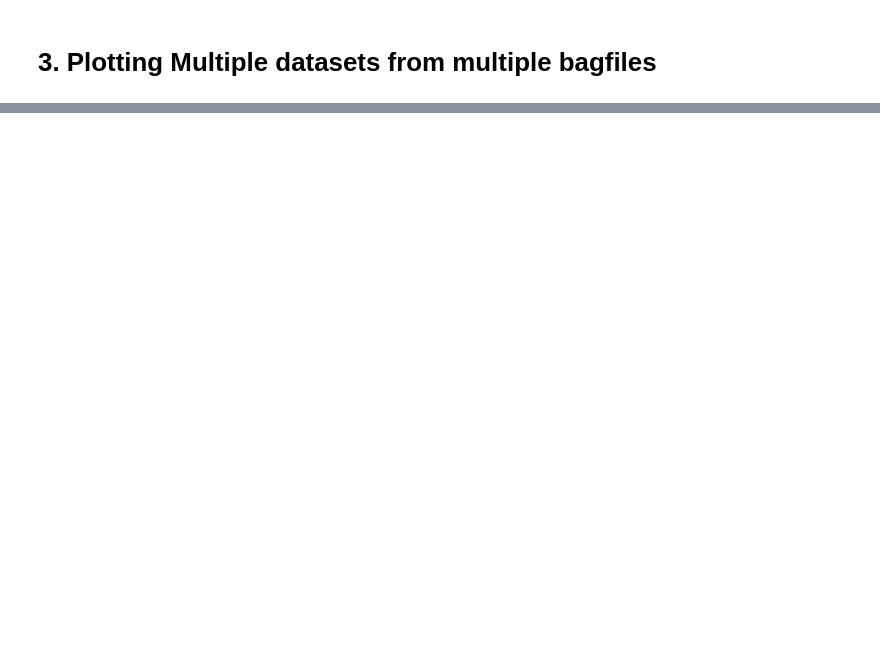
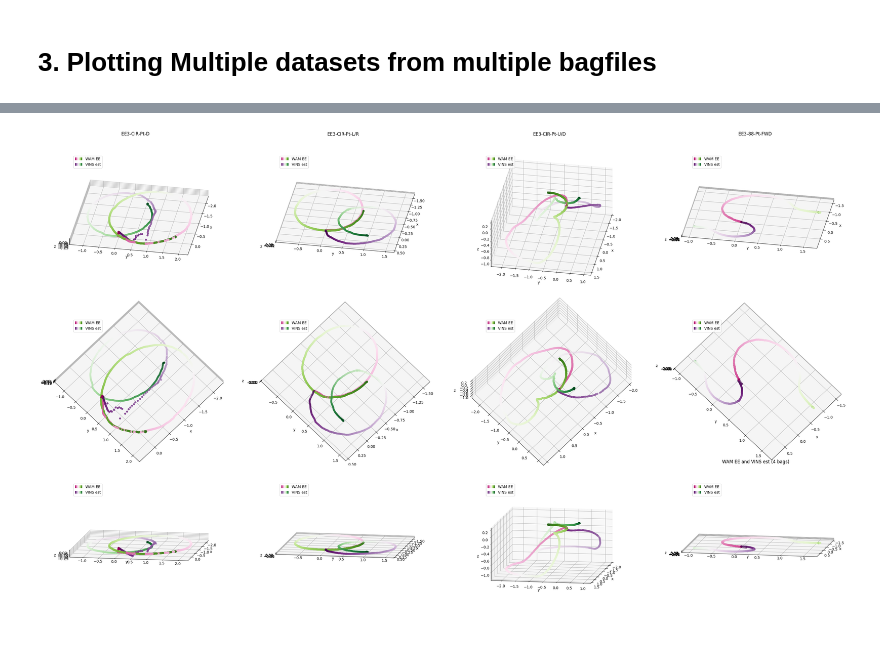
Before and after one commit to jaku-jaku/research-project, a Jupyter notebook: analysis/vins_analysis.ipynb, the cells around one changed output, grey strips where cells are left out. Saved outputs shown, nothing was run; the diff lists cells and outputs as text; code cells hidden in the pictures; blank space fills up the shorter version.

```diff
--- a/analysis/vins_analysis.ipynb
+++ b/analysis/vins_analysis.ipynb
@@ -34,9 +35,13 @@ BP = BagParser(PARSER_CALLBACKS)
 # %%
 DIRECTORY = "/home/jx/.ros/bag_replay_recorder_files"
 BAG_DICT = {
-    "EE1-RVR-Pt-L/R": "EE-1-8_S5-E30_8_DEMO_23_recording_2023-04-06-16-18-37_2023-04-11-11-25-29.bag",
-    "EE1-FWD-Pt-U/D": "EE-1-9_S5-E30_9_DEMO_18_recording_2023-04-06-16-19-17_2023-04-11-11-26-32.bag",
-    "EE1-RVR-Pt-U/D": "EE-1-10_S5-E30_10_DEMO_24_recording_2023-04-06-16-20-02_2023-04-11-11-27-38.bag",
+    # "EE1-RVR-Pt-L/R": "EE-1-8_S5-E30_8_DEMO_23_recording_2023-04-06-16-18-37_2023-04-11-11-25-29.bag",
+    # "EE1-FWD-Pt-U/D": "EE-1-9_S5-E30_9_DEMO_18_recording_2023-04-06-16-19-17_2023-04-11-11-26-32.bag",
+    # "EE1-RVR-Pt-U/D": "EE-1-10_S5-E30_10_DEMO_24_recording_2023-04-06-16-20-02_2023-04-11-11-27-38.bag",
+    "EE3-CIR-Pt-D  ": "EE-3-2_S5-E30_2_DEMO_28_recording_2023-04-06-16-24-47_2023-04-11-14-41-28.bag",
+    "EE3-CIR-Pt-L/R": "EE-3-3_S5-E30_3_DEMO_29_recording_2023-04-06-16-25-30_2023-04-11-11-31-56.bag",
+    "EE3-CIR-Pt-U/D": "EE-3-4_S5-E30_4_DEMO_30_recording_2023-04-06-16-26-09_2023-04-11-11-32-44.bag",
+    "EE3-88-Pt-FWD ": "EE-3-5_S5-E30_5_DEMO_32_recording_2023-04-06-16-26-52_2023-04-11-11-33-31.bag",
 }
 
 FIG_OUT_DIR = "/home/jx/UWARL_catkin_ws/src/vins-research-pkg/research-project/output/vins_analysis"
@@ -324,0 +389,35 @@ BagPlot.plot_time_parallel(data_sets_y, figsize=(15,4))
+# %%
+# 3. assemble data sets:
+data_sets_3d = {
+    "WAM EE"       : BagPlot.extract_data(
+        bag_topic="/vicon/wam_EE/wam_EE", var_type=TYPES_VAR.POSITION_XYZ, zeroing=True
+    ),
+    # "WAM Base"       : BagPlot.extract_data(
+    #     bag_topic="/vicon/wam_base/wam_base", var_type=TYPES_VAR.POSITION_XYZ, zeroing=True
+    # ),
+    # "Summit Base"       : BagPlot.extract_data(
+    #     bag_topic="/vicon/summit_base/summit_base", var_type=TYPES_VAR.POSITION_XYZ, zeroing=True
+    # ),
+    "VINS est"       : BagPlot.extract_data(
+        bag_topic="/vins_estimator/path", var_type=TYPES_VAR.POSITION_XYZ, zeroing=True
+    ),
+    # "VINS loop-fusion"       : BagPlot.extract_data(
+    #     bag_topic="/loop_fusion/pose_graph_path", var_type=TYPES_VAR.POSITION_XYZ, zeroing=True
+    # ),
+    # "Joint Effort (Filtered) (N.m)": BagPlot.extract_data(
+    #     bag_topic="/wam/joint_states", var_type=TYPES_VAR.JOINT_EFFORT,
+    #     pre_process_func=lambda x: gaussian_filter1d(np.linalg.norm(x, axis=1), 3)
+    # ),
+}
+
+
+# # 4. Plot:
+### pip install ipympl
+fig, axs = BagPlot.plot_spatial(data_sets_3d, figsize=(10,8))
+plt.show()
+
+# fig.canvas.toolbar_visible = True
+# fig.canvas.header_visible = True
+# fig.canvas.resizable = True
+# %% [output]
+[figure, added]
```
Also changed, not shown: parts of 6 cells of this notebook, 1 other file.
